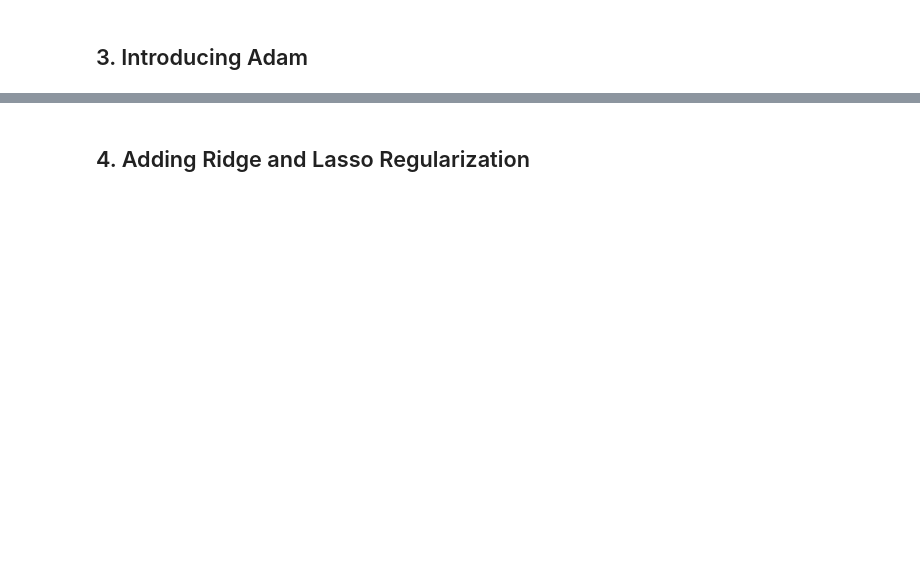
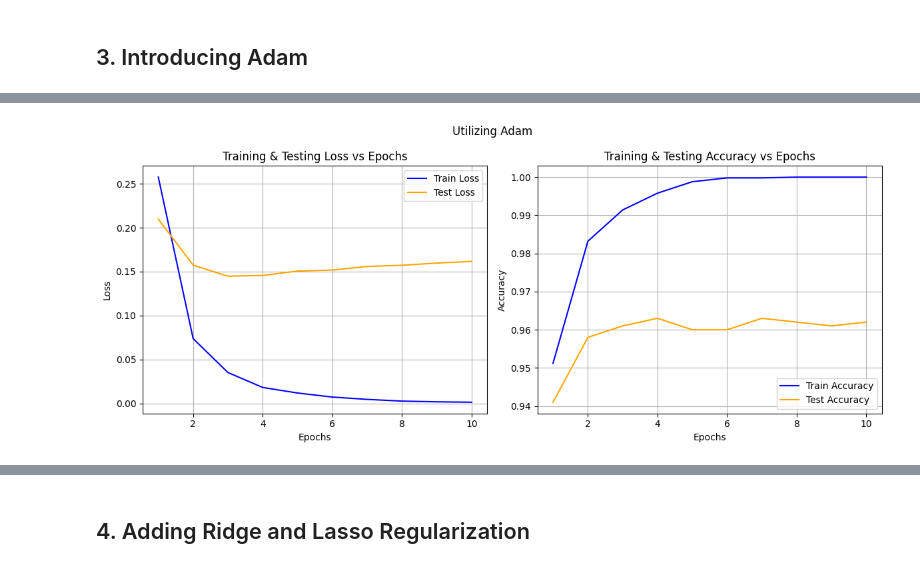
Before and after one commit to kevindemann/MachineLearningProject, a Jupyter notebook: src/experiments.ipynb, the cells around one changed output, grey strips where cells are left out. Cells and saved outputs as stored; diff of their text form; code cells hidden in the pictures; blank space fills up the shorter version.

```diff
--- a/src/experiments.ipynb
+++ b/src/experiments.ipynb
@@ -156,10 +219,10 @@ fig.plot
 ## 3. Introducing Adam
 # %%
 #whichever one is best from above
-architecture_3 = []
+architecture_3 = optimial_architecture
 optimizer_3 = 'adam'
 
 
-model_3_a = Classifier(x_train_augmented, y_train_augmented, x_test_a, y_test, hidden_architecture_1)
+model_3_a = Classifier(x_train_augmented, y_train_augmented, x_test_a, y_test, optimial_architecture)
 model_3_a.data_schuffel()
-params_3_a, history_3_a  = model_3_a.train(loss = loss, optimizer= optimizer_3, epochs = 150, batch_size = 50)
+params_3_a, history_3_a  = model_3_a.train(loss = loss, optimizer= optimizer_3, epochs = epochs, batch_size = 50)
@@ -166,2 +234,4 @@ params_3_a, history_3_a  = model_3_a.train(loss = loss, optimizer= optimizer_3,
 # %%
-visualization(history_3_a, f'Utilizing Adam')
+visualization(history_3_a, f'Utilizing Adam',epochs=epochs)
+# %% [output]
+[figure, added]
```
Also changed, not shown: parts of 19 cells of this notebook, 3 other files.
